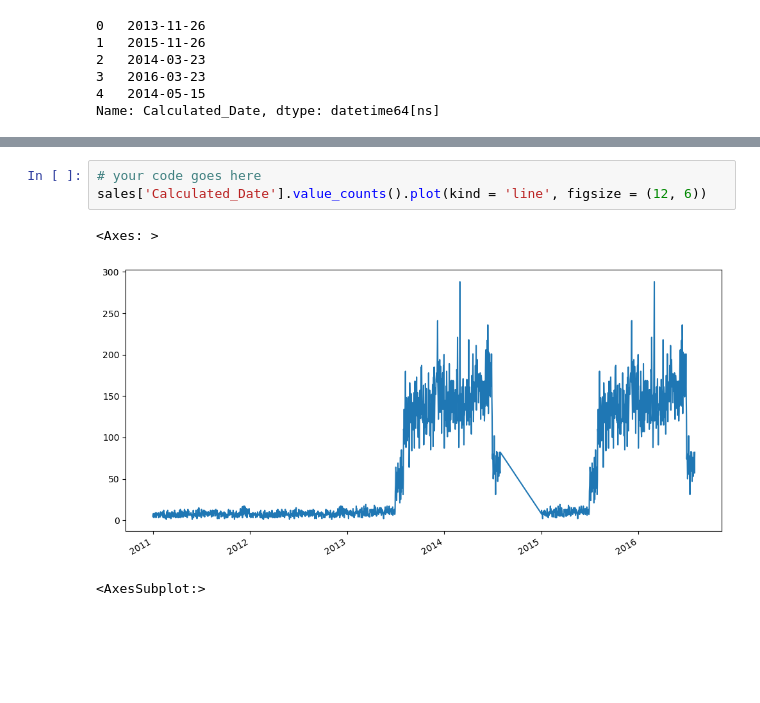
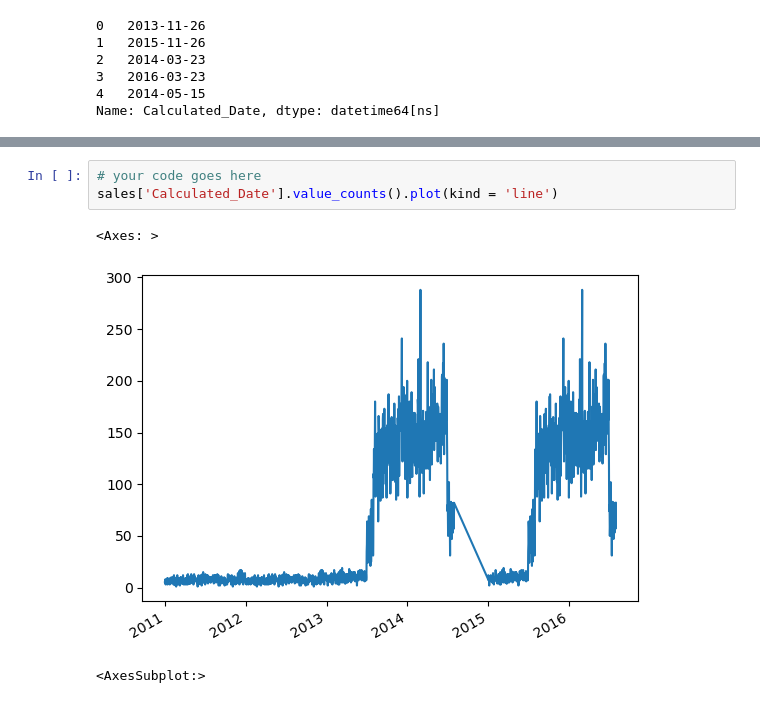
Before and after one commit to gungui98/python-datascience-course, a Jupyter notebook: week_ (1)/Exercises_1.ipynb, the cells around one changed output, grey strips where cells are left out. Cells and saved outputs as stored; diff of their text form; blank space fills up the shorter version.

```diff
--- a/week_ (1)/Exercises_1.ipynb
+++ b/week_ (1)/Exercises_1.ipynb
@@ -376,10 +390,10 @@ Name: Calculated_Date, dtype: datetime64[ns]
 Show a <b>line plot</b> using `Calculated_Date` column as the x-axis and the count of sales as the y-axis.
 # %%
 # your code goes here
-sales['Calculated_Date'].value_counts().plot(kind = 'line', figsize = (12, 6))
+sales['Calculated_Date'].value_counts().plot(kind = 'line')
 # %% [output]
 <Axes: >
-[figure, old version]
+[figure, new version]
 # %%
 # %% [output]
 <AxesSubplot:>
```
Also changed, not shown: parts of 41 cells of this notebook, 17 other files.
